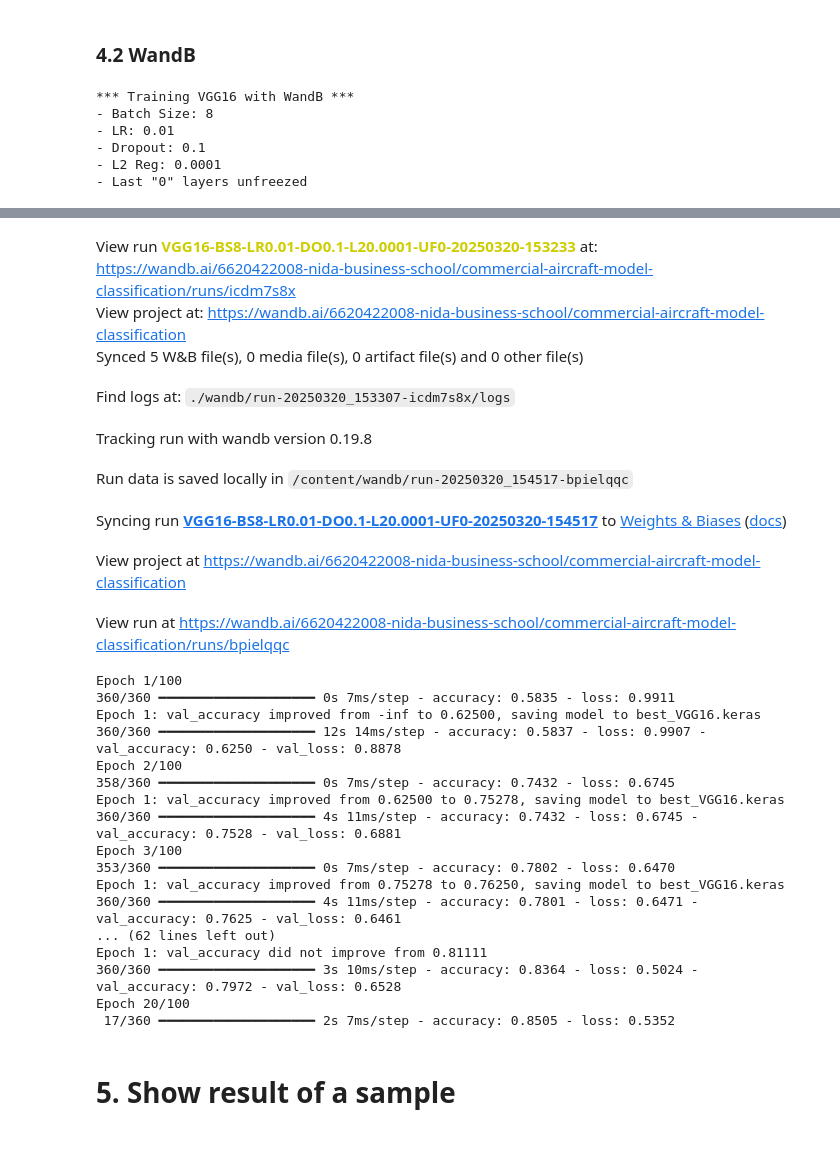
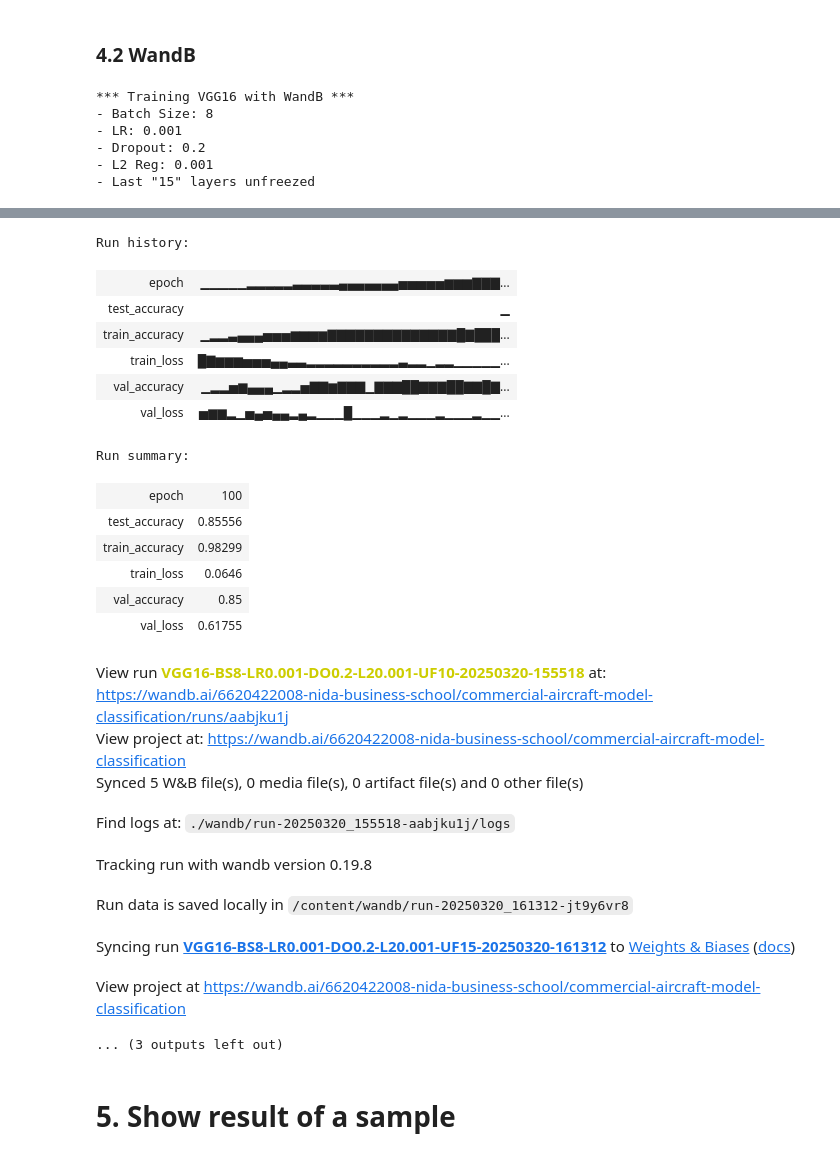
Before and after one commit to prattapong/Commercial-Airplane-Model-Image-Classification, a Jupyter notebook: image_classification.ipynb, the cells around one changed output, grey strips where cells are left out. Saved outputs shown, nothing was run; the diff lists cells and outputs as text; code cells hidden in the pictures.

```diff
--- a/image_classification.ipynb
+++ b/image_classification.ipynb
@@ -369,61 +369,58 @@ def train_and_evaluate_model_with_wandb(model_name, X, y, batch_size, epochs, le
 # %%
 # Set hyperparameters manually
 model_name = "VGG16"  # Choose from [ResNet50,VGG16,DenseNet169,Xception,ConvNeXtBase]
 batch_size = 8
 epochs = 100
-learning_rate = 0.01 # Between 0.00001 - 0.01
-dropout_rate = 0.1 # Between 0.1 - 0.6
-num_unfreezed_layer = 0 # Greater or equal to 0
-l2_reg = 0.0001 # Between 0.0001 - 0.01
+learning_rate = 0.001 # Between 0.00001 - 0.01
+dropout_rate = 0.2 # Between 0.1 - 0.6
+num_unfreezed_layer = 15 # Greater or equal to 0
+l2_reg = 0.001 # Between 0.0001 - 0.01
 
 # Train and evaluate model with WandB logging
 # early_stopping_rounds = 5
 train_and_evaluate_model_with_wandb(
     model_name=model_name,
     X=X,
     y=y,
     batch_size=batch_size,
     epochs=epochs,
     learning_rate=learning_rate,
     dropout_rate=dropout_rate,
     l2_reg=l2_reg,
     # early_stopping_rounds=early_stopping_rounds,
     num_unfreezed_layer=num_unfreezed_layer
 )
 # %% [output]
 *** Training VGG16 with WandB ***
 - Batch Size: 8
-- LR: 0.01
-- Dropout: 0.1
-- L2 Reg: 0.0001
-- Last "0" layers unfreezed
+- LR: 0.001
+- Dropout: 0.2
+- L2 Reg: 0.001
+- Last "15" layers unfreezed
 [interactive output not drawn]
+Run history:
+| epoch | ▁▁▁▁▁▂▂▂▂▂▃▃▃▃▃▄▄▄▄▄▄▄▅▅▅▅▅▆▆▆▇▇▇... |
+| test_accuracy | ▁ |
+| train_accuracy | ▁▂▂▃▄▄▄▅▅▅▆▆▆▆▇▇▇▇▇▇▇▇▇▇▇▇▇▇█▇███... |
+| train_loss | █▇▆▆▆▅▅▅▄▄▃▃▂▂▂▂▂▂▂▂▂▂▃▂▂▁▂▂▁▁▁▁▁... |
+| val_accuracy | ▁▂▂▅▆▄▄▄▁▂▂▅▇▇▆▇▇▇▁▇▇▇██▇▇▇██▇▇█▇... |
+| val_loss | ▅▆▆▂▁▅▄▅▄▄▂▄▂▁▁▁█▁▁▁▂▁▂▁▁▁▂▁▁▁▂▁▁... |
+Run summary:
+| epoch | 100 |
+| test_accuracy | 0.85556 |
+| train_accuracy | 0.98299 |
+| train_loss | 0.0646 |
+| val_accuracy | 0.85 |
+| val_loss | 0.61755 |
-View run VGG16-BS8-LR0.01-DO0.1-L20.0001-UF0-20250320-153233 at: https://wandb.ai/6620422008-nida-business-school/commercial-aircraft-model-classification/runs/icdm7s8x
+View run VGG16-BS8-LR0.001-DO0.2-L20.001-UF10-20250320-155518 at: https://wandb.ai/6620422008-nida-business-school/commercial-aircraft-model-classification/runs/aabjku1j
 View project at: https://wandb.ai/6620422008-nida-business-school/commercial-aircraft-model-classification
 Synced 5 W&B file(s), 0 media file(s), 0 artifact file(s) and 0 other file(s)
-Find logs at: ./wandb/run-20250320_153307-icdm7s8x/logs
+Find logs at: ./wandb/run-20250320_155518-aabjku1j/logs
 Tracking run with wandb version 0.19.8
-Run data is saved locally in /content/wandb/run-20250320_154517-bpielqqc
+Run data is saved locally in /content/wandb/run-20250320_161312-jt9y6vr8
-Syncing run VGG16-BS8-LR0.01-DO0.1-L20.0001-UF0-20250320-154517 to Weights & Biases (docs)
+Syncing run VGG16-BS8-LR0.001-DO0.2-L20.001-UF15-20250320-161312 to Weights & Biases (docs)
 View project at https://wandb.ai/6620422008-nida-business-school/commercial-aircraft-model-classification
-View run at https://wandb.ai/6620422008-nida-business-school/commercial-aircraft-model-classification/runs/bpielqqc
-Epoch 1/100
-360/360 ━━━━━━━━━━━━━━━━━━━━ 0s 7ms/step - accuracy: 0.5835 - loss: 0.9911
-Epoch 1: val_accuracy improved from -inf to 0.62500, saving model to best_VGG16.keras
-360/360 ━━━━━━━━━━━━━━━━━━━━ 12s 14ms/step - accuracy: 0.5837 - loss: 0.9907 - val_accuracy: 0.6250 - val_loss: 0.8878
-Epoch 2/100
-358/360 ━━━━━━━━━━━━━━━━━━━━ 0s 7ms/step - accuracy: 0.7432 - loss: 0.6745
-Epoch 1: val_accuracy improved from 0.62500 to 0.75278, saving model to best_VGG16.keras
-360/360 ━━━━━━━━━━━━━━━━━━━━ 4s 11ms/step - accuracy: 0.7432 - loss: 0.6745 - val_accuracy: 0.7528 - val_loss: 0.6881
-Epoch 3/100
-353/360 ━━━━━━━━━━━━━━━━━━━━ 0s 7ms/step - accuracy: 0.7802 - loss: 0.6470
-Epoch 1: val_accuracy improved from 0.75278 to 0.76250, saving model to best_VGG16.keras
-360/360 ━━━━━━━━━━━━━━━━━━━━ 4s 11ms/step - accuracy: 0.7801 - loss: 0.6471 - val_accuracy: 0.7625 - val_loss: 0.6461
-... (62 lines left out)
-Epoch 1: val_accuracy did not improve from 0.81111
-360/360 ━━━━━━━━━━━━━━━━━━━━ 3s 10ms/step - accuracy: 0.8364 - loss: 0.5024 - val_accuracy: 0.7972 - val_loss: 0.6528
-Epoch 20/100
- 17/360 ━━━━━━━━━━━━━━━━━━━━ 2s 7ms/step - accuracy: 0.8505 - loss: 0.5352
+... (3 outputs left out)
 # %% [markdown]
 # 5. Show result of a sample
 # %%
```
Also changed, not shown: parts of 3 cells of this notebook.
